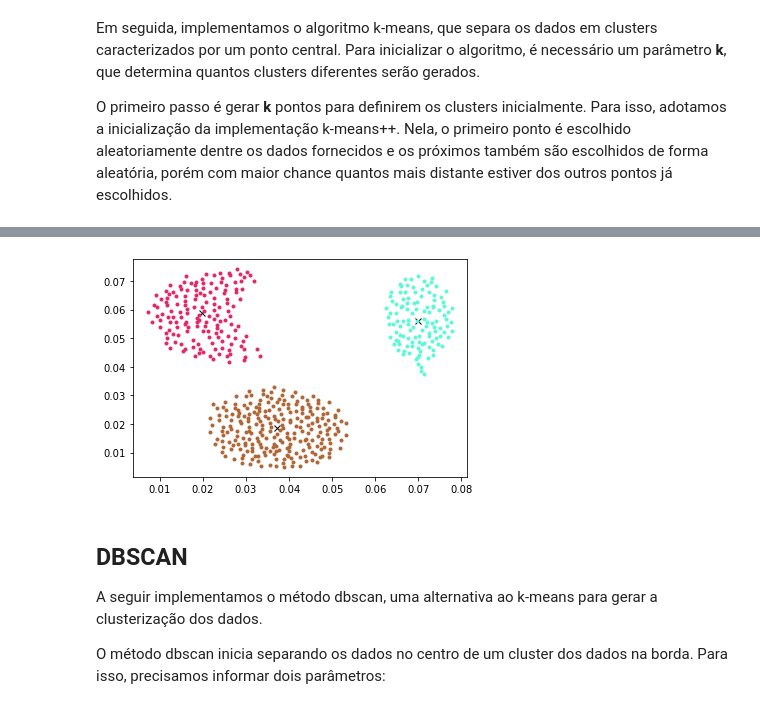
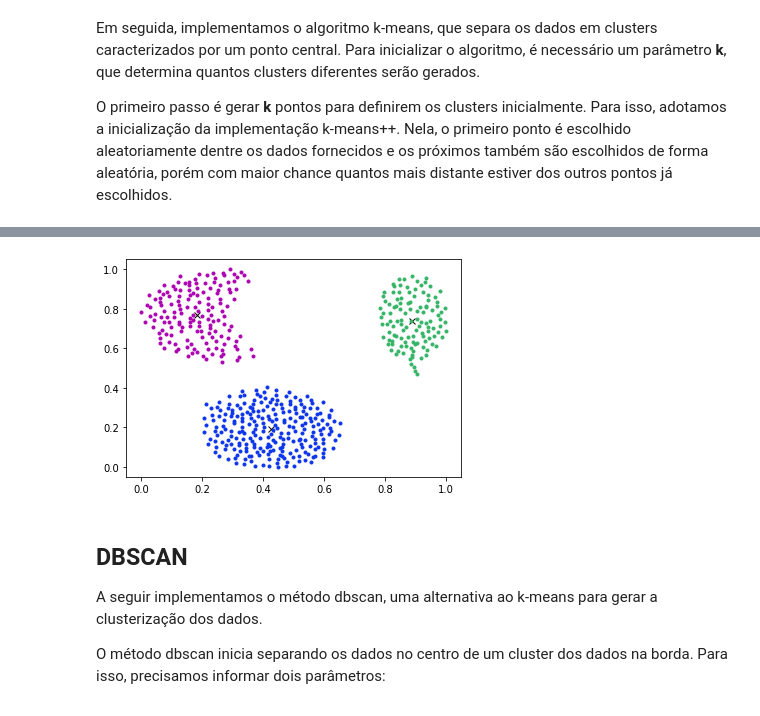
Before and after one commit to natanbcpc/unsupervised-learning, a Jupyter notebook: project1.ipynb, the cells around one changed output, grey strips where cells are left out. Drawn from its saved outputs; the diff is of its cells as text; code cells hidden in the pictures.

```diff
--- a/project1.ipynb
+++ b/project1.ipynb
@@ -94,18 +93,24 @@ plot.show()
 # %%
 def normalize(array):
-    normalized_array = preprocessing.normalize(array, axis=0)
-    return normalized_array
+    min_by_feature = array.min(axis=0)
+    max_by_feature = array.max(axis=0)
+
+    for j in range(0, len(array[0])):
+        for i in range(0, len(array)):
+            array[i, j] = (array[i, j] - min_by_feature[j]) / (max_by_feature[j] - min_by_feature[j])
+
+    return array
 
 new_training = normalize(training)
 new_centers = kmeans(new_training, 3, 0.001)
 new_clusters = get_cluster_data_kmeans(new_training, new_centers)
 
 plot.plot(new_centers[:,0], new_centers[:,1], 'x', color='black')
 for i in new_clusters:
     plot.plot(new_clusters[i][0,:,0], new_clusters[i][0,:,1], '.', color=np.random.rand(3,))
 plot.show()
 # %% [output]
-[figure, old version]
+[figure, new version]
 # %% [markdown]
 ## DBSCAN
 
```
Also changed, not shown: parts of 5 cells of this notebook.
